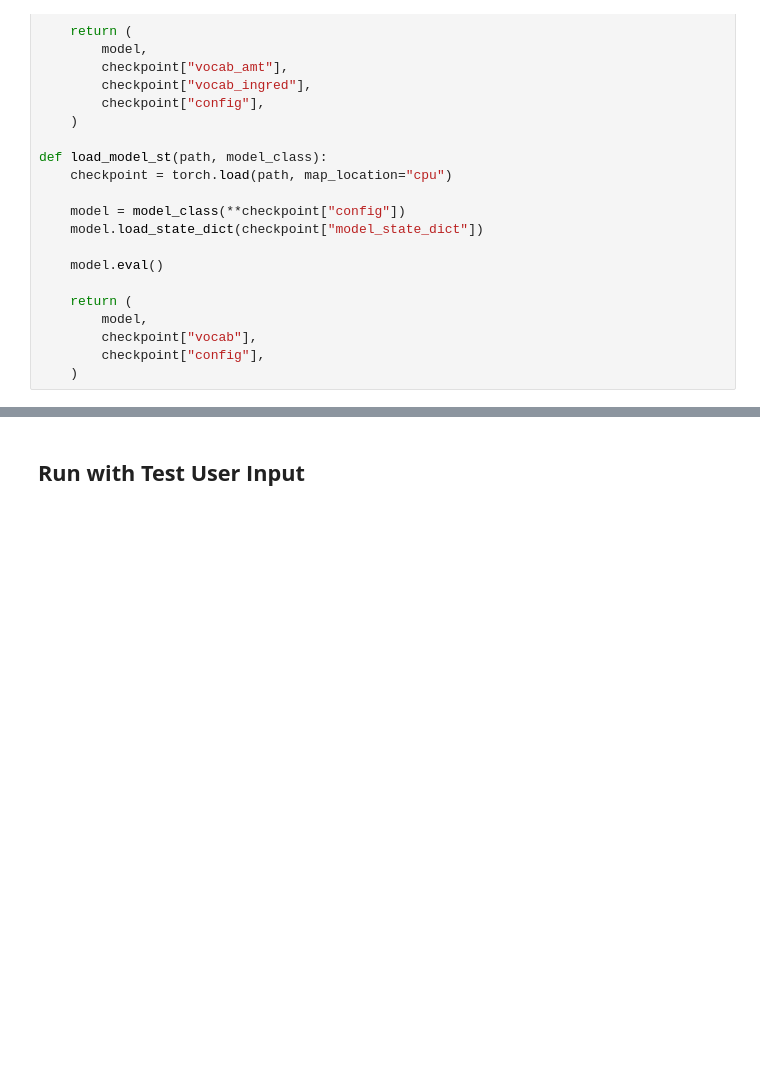
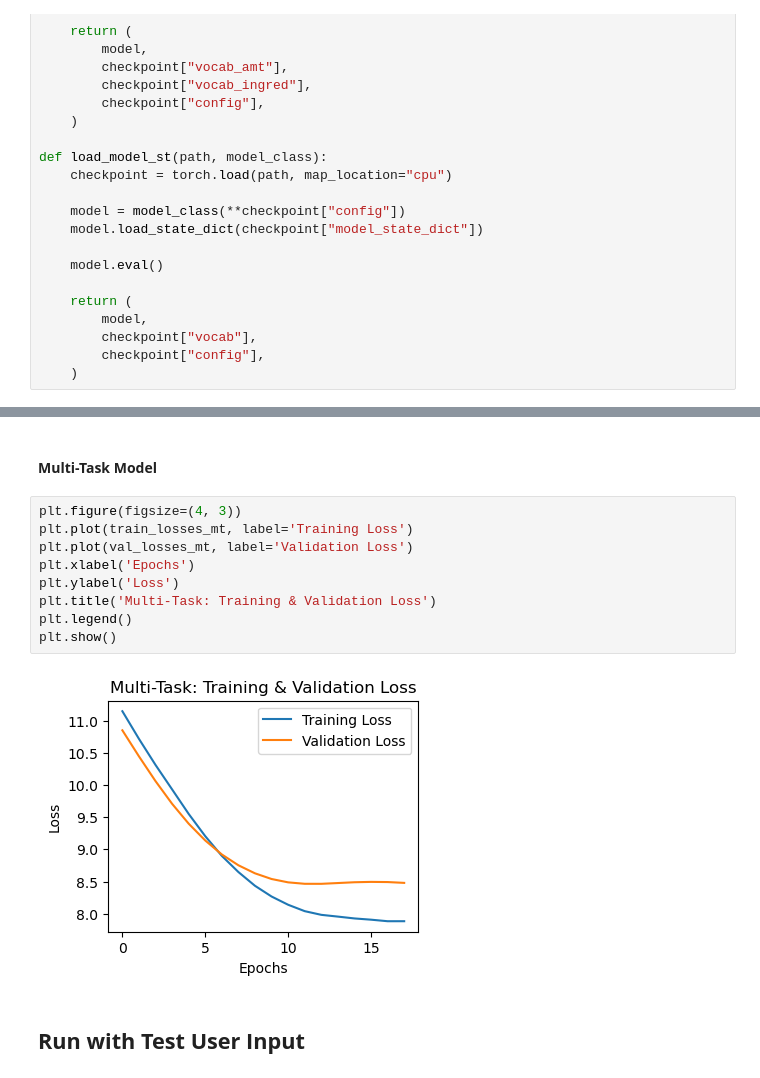
Before and after one commit to sdslack/chatGnT, a Jupyter notebook: notebooks/03_test_trained_models.ipynb, the cells around one changed output, grey strips where cells are left out. Cells and saved outputs as stored; diff of their text form; blank space fills up the shorter version.

```diff
--- a/notebooks/03_test_trained_models.ipynb
+++ b/notebooks/03_test_trained_models.ipynb
@@ -70,3 +98,16 @@ model_st, vocab_st, config_st = load_model_st(
+# %% [markdown]
+#### **Multi-Task Model**
+# %%
+plt.figure(figsize=(4, 3))
+plt.plot(train_losses_mt, label='Training Loss')
+plt.plot(val_losses_mt, label='Validation Loss')
+plt.xlabel('Epochs')
+plt.ylabel('Loss')
+plt.title('Multi-Task: Training & Validation Loss')
+plt.legend()
+plt.show()
+# %% [output]
+[figure, added]
 # %% [markdown]
 ## **Run with Test User Input**
 # %% [markdown]
```
Also changed, not shown: parts of 4 cells of this notebook, 2 other files.
